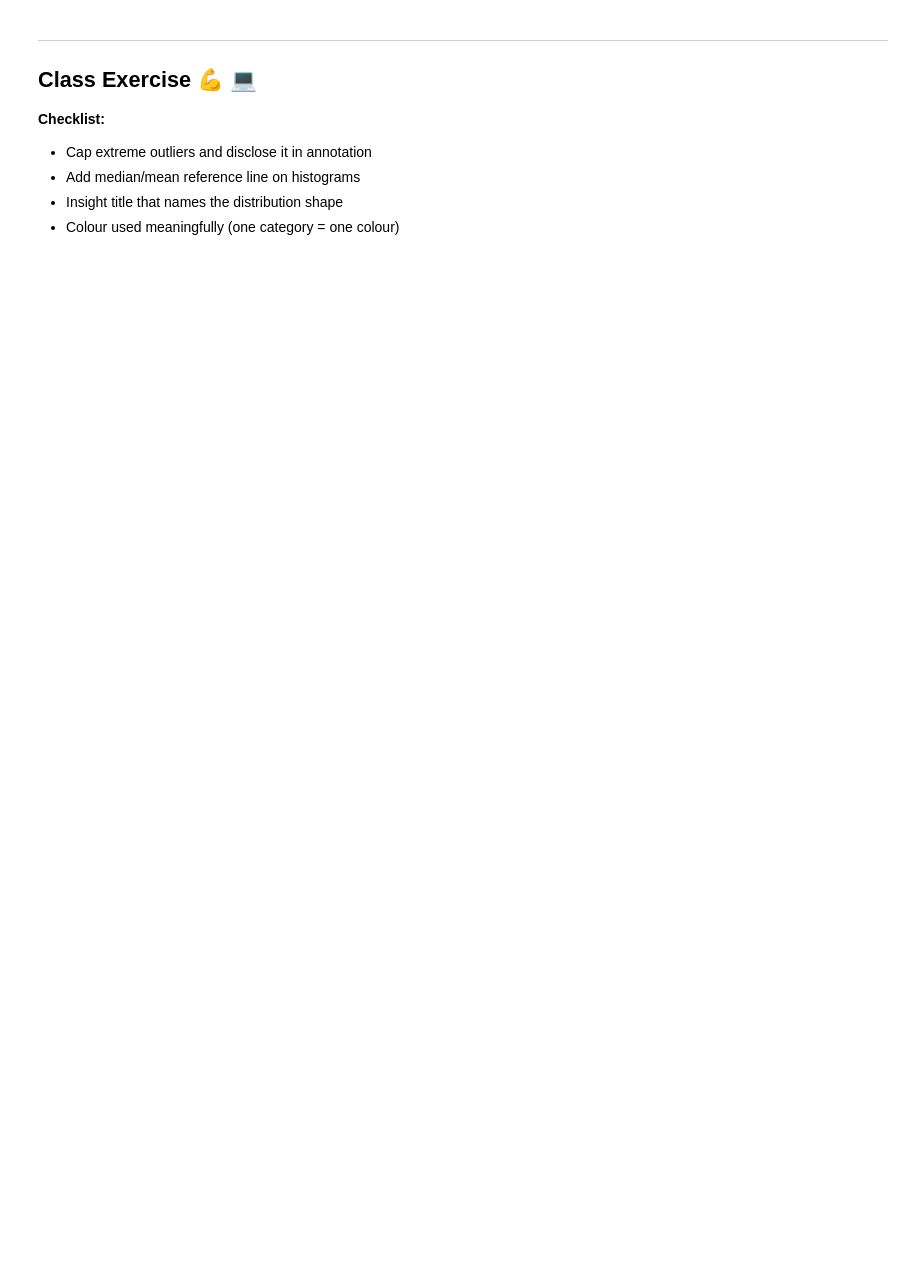
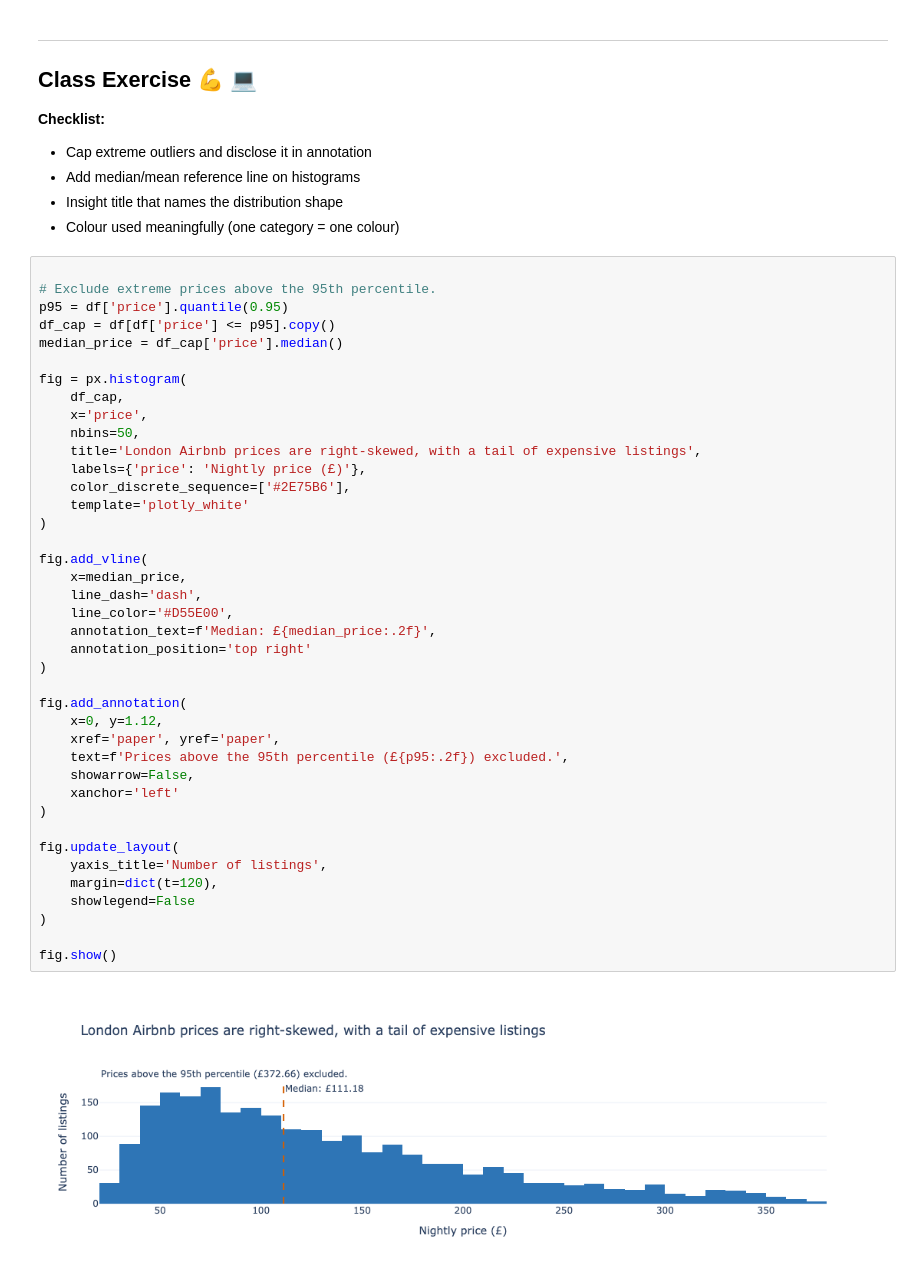
Before and after one commit to siddhantm29-netizen/data_Visualization_Siddhant_41724324, a Jupyter notebook: week05/lecture05_notes.ipynb, the cells around one changed output. Cells and saved outputs as stored; diff of their text form; blank space fills up the shorter version.

```diff
--- a/week05/lecture05_notes.ipynb
+++ b/week05/lecture05_notes.ipynb
@@ -208,3 +233,45 @@ fig.show()
 - Add median/mean reference line on histograms
 - Insight title that names the distribution shape
 - Colour used meaningfully (one category = one colour)
+# %%
+
+# Exclude extreme prices above the 95th percentile.
+p95 = df['price'].quantile(0.95)
+df_cap = df[df['price'] <= p95].copy()
+median_price = df_cap['price'].median()
+
+fig = px.histogram(
+    df_cap,
+    x='price',
+    nbins=50,
+    title='London Airbnb prices are right-skewed, with a tail of expensive listings',
+    labels={'price': 'Nightly price (£)'},
+    color_discrete_sequence=['#2E75B6'],
+    template='plotly_white'
+)
+
+fig.add_vline(
+    x=median_price,
+    line_dash='dash',
+    line_color='#D55E00',
+    annotation_text=f'Median: £{median_price:.2f}',
+    annotation_position='top right'
+)
+
+fig.add_annotation(
+    x=0, y=1.12,
+    xref='paper', yref='paper',
+    text=f'Prices above the 95th percentile (£{p95:.2f}) excluded.',
+    showarrow=False,
+    xanchor='left'
+)
+
+fig.update_layout(
+    yaxis_title='Number of listings',
+    margin=dict(t=120),
+    showlegend=False
+)
+
+fig.show()
+# %% [output]
+[figure, added]
```
Also changed, not shown: parts of 4 cells of this notebook, 1 other file.
